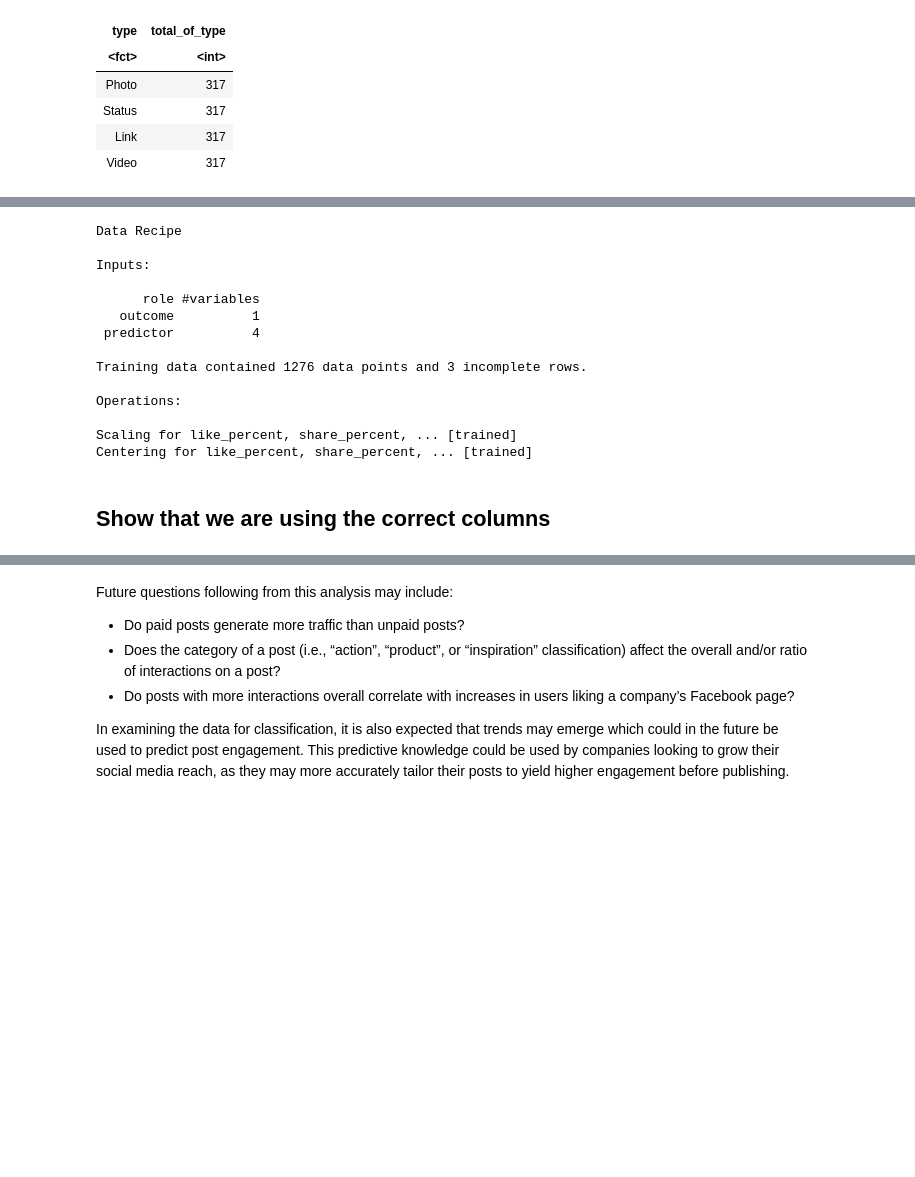
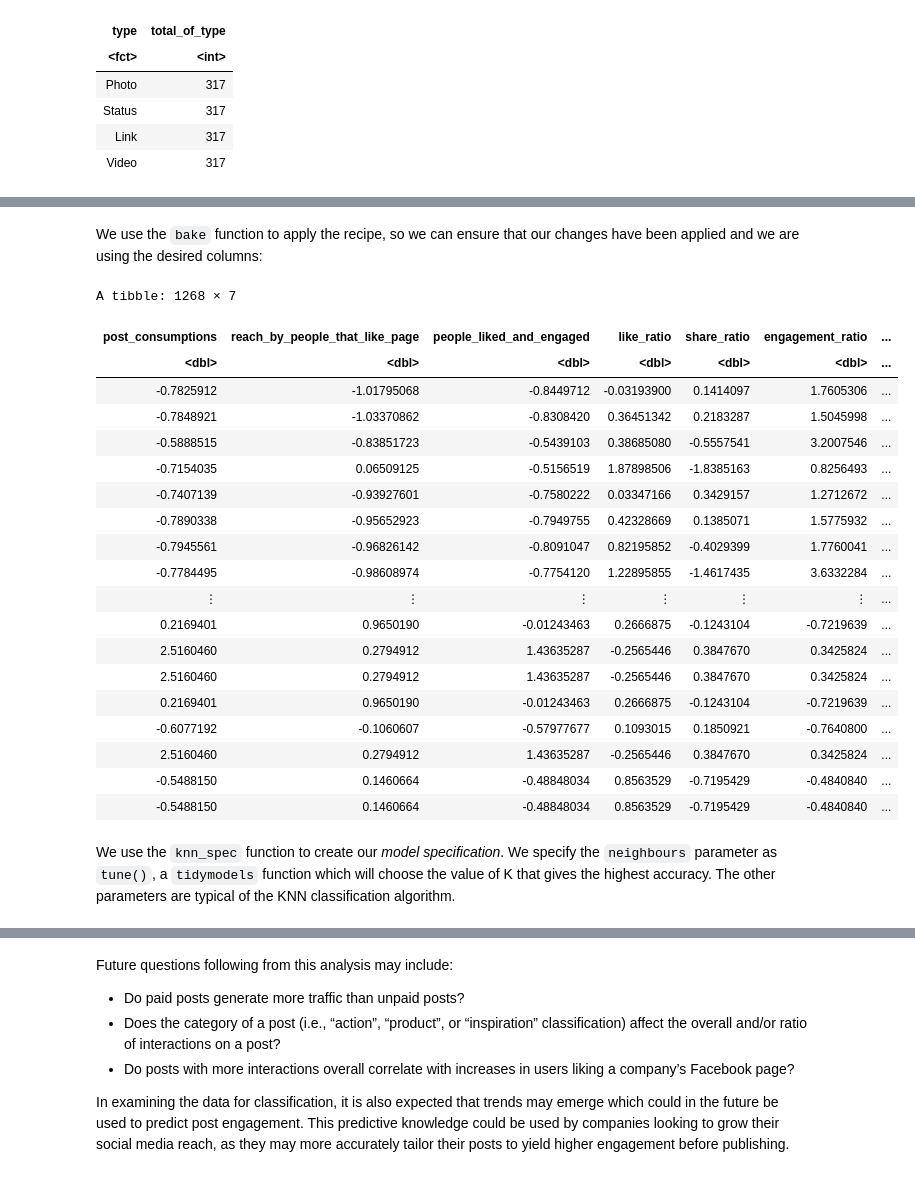
Before and after one commit to lucykvs/DSCI100-Project, a Jupyter notebook: Project.ipynb, the cells around one changed output, grey strips where cells are left out. Saved outputs shown, nothing was run; the diff lists cells and outputs as text; code cells hidden in the pictures; blank space fills up the shorter version.

```diff
--- a/Project.ipynb
+++ b/Project.ipynb
@@ -397,49 +422,33 @@ A tibble: 4 × 2
+# %% [markdown]
+We use the `bake` function to apply the recipe, so we can ensure that our changes have been applied and we are using the desired columns:
+# %%
+baked_fb <- bake(fb_recipe, fb_train_upsampled)
+baked_fb
+# %% [output]
+A tibble: 1268 × 7
+| post_consumptions | reach_by_people_that_like_page | people_liked_and_engaged | like_ratio | share_ratio | engagement_ratio | ... |
+| <dbl> | <dbl> | <dbl> | <dbl> | <dbl> | <dbl> | ... |
+| -0.7825912 | -1.01795068 | -0.8449712 | -0.03193900 | 0.1414097 | 1.7605306 | ... |
+| -0.7848921 | -1.03370862 | -0.8308420 | 0.36451342 | 0.2183287 | 1.5045998 | ... |
+| -0.5888515 | -0.83851723 | -0.5439103 | 0.38685080 | -0.5557541 | 3.2007546 | ... |
+| -0.7154035 | 0.06509125 | -0.5156519 | 1.87898506 | -1.8385163 | 0.8256493 | ... |
+| -0.7407139 | -0.93927601 | -0.7580222 | 0.03347166 | 0.3429157 | 1.2712672 | ... |
+| -0.7890338 | -0.95652923 | -0.7949755 | 0.42328669 | 0.1385071 | 1.5775932 | ... |
+| -0.7945561 | -0.96826142 | -0.8091047 | 0.82195852 | -0.4029399 | 1.7760041 | ... |
+| -0.7784495 | -0.98608974 | -0.7754120 | 1.22895855 | -1.4617435 | 3.6332284 | ... |
+| ⋮ | ⋮ | ⋮ | ⋮ | ⋮ | ⋮ | ... |
+| 0.2169401 | 0.9650190 | -0.01243463 | 0.2666875 | -0.1243104 | -0.7219639 | ... |
+| 2.5160460 | 0.2794912 | 1.43635287 | -0.2565446 | 0.3847670 | 0.3425824 | ... |
+| 2.5160460 | 0.2794912 | 1.43635287 | -0.2565446 | 0.3847670 | 0.3425824 | ... |
+| 0.2169401 | 0.9650190 | -0.01243463 | 0.2666875 | -0.1243104 | -0.7219639 | ... |
+| -0.6077192 | -0.1060607 | -0.57977677 | 0.1093015 | 0.1850921 | -0.7640800 | ... |
+| 2.5160460 | 0.2794912 | 1.43635287 | -0.2565446 | 0.3847670 | 0.3425824 | ... |
+| -0.5488150 | 0.1460664 | -0.48848034 | 0.8563529 | -0.7195429 | -0.4840840 | ... |
+| -0.5488150 | 0.1460664 | -0.48848034 | 0.8563529 | -0.7195429 | -0.4840840 | ... |
+# %% [markdown]
+We use the `knn_spec` function to create our *model specification*. We specify the `neighbours` parameter as `tune()`, a `tidymodels` function which will choose the value of K that gives the highest accuracy. The other parameters are typical of the KNN classification algorithm.
 # %%
 # Create the tune spec
 knn_spec_tune <- nearest_neighbor(weight_func = "rectangular", neighbors = tune()) %>%
             set_engine("kknn") %>%
             set_mode("classification")
-# %%
-# Create the recipe
-fb_recipe <- recipe(type ~  # page_likes +
-#                             paid +
-#                             reach +
-#                             engaged_users +
-#                             post_consumers +
-#                             post_consumptions +
-#                             reach_by_people_that_like_page +
-#                             people_liked_and_engaged
-#                             likes +
-#                             shares +
-#                             interactions
-                            like_percent +
-                            share_percent +
-                            paid +
-                            engagement_ratio
-                    , data = fb_data_upsampled) %>%
-#                 step_mutate(likes = likes / interactions,
-#                             share_percent = shares / interactions) %>%  #,
-#                             engagement_ratio = interactions / reach) %>%
-#                 step_upsample(type, over_ratio = 1, skip = FALSE) %>%
-                step_scale(all_predictors()) %>%
-                step_center(all_predictors()) %>%
-                prep()
-
-fb_recipe
-# %% [output]
-Data Recipe
-
-Inputs:
-
-      role #variables
-   outcome          1
- predictor          4
-
-Training data contained 1276 data points and 3 incomplete rows.
-
-Operations:
-
-Scaling for like_percent, share_percent, ... [trained]
-Centering for like_percent, share_percent, ... [trained]
-# %% [markdown]
-## Show that we are using the correct columns
```
Also changed, not shown: parts of 20 cells of this notebook.
